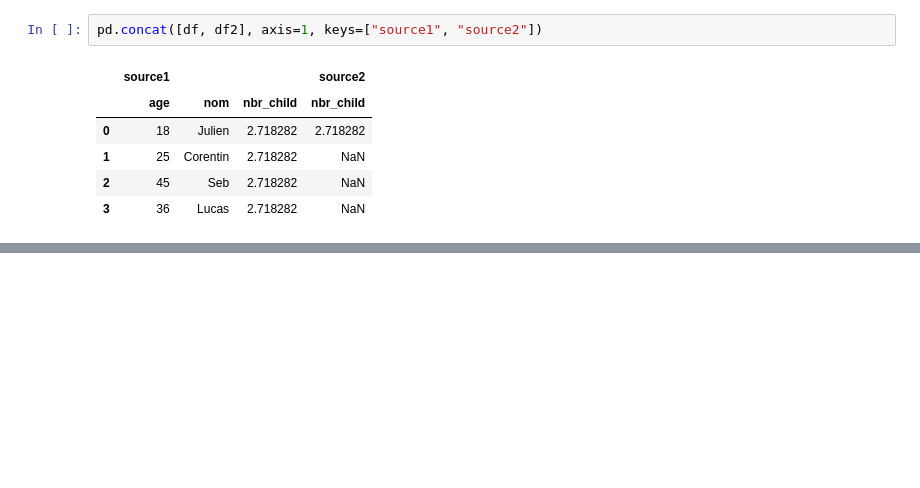
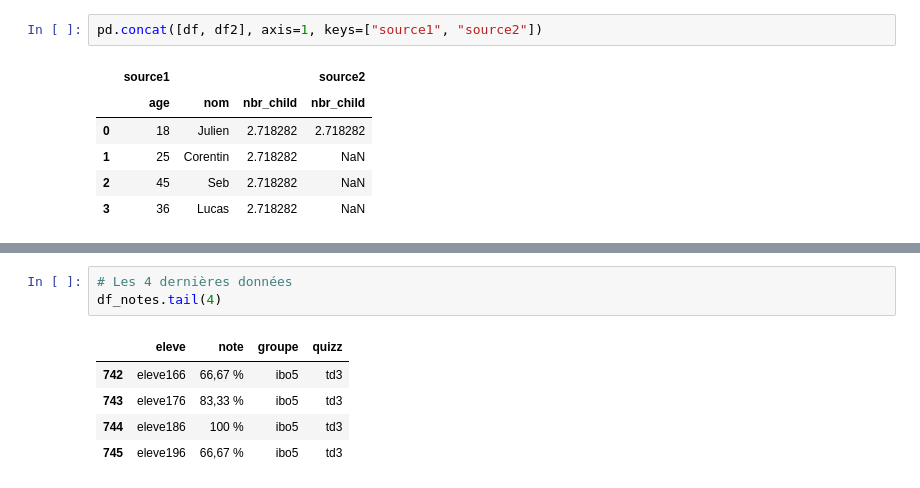
Before and after one commit to LucasLaurens/dataCollect, a Jupyter notebook: Panda.ipynb, the cells around one changed output, grey strips where cells are left out. Saved outputs shown, nothing was run; the diff lists cells and outputs as text; blank space fills up the shorter version.

```diff
--- a/Panda.ipynb
+++ b/Panda.ipynb
@@ -256,0 +292,9 @@ pd.merge(df, df2, )
+# %%
+# Les 4 dernières données
+df_notes.tail(4)
+# %% [output]
+|  | eleve | note | groupe | quizz |
+| 742 | eleve166 | 66,67 % | ibo5 | td3 |
+| 743 | eleve176 | 83,33 % | ibo5 | td3 |
+| 744 | eleve186 | 100 % | ibo5 | td3 |
+| 745 | eleve196 | 66,67 % | ibo5 | td3 |
```
Also changed, not shown: parts of 27 cells of this notebook, 1 other file.
